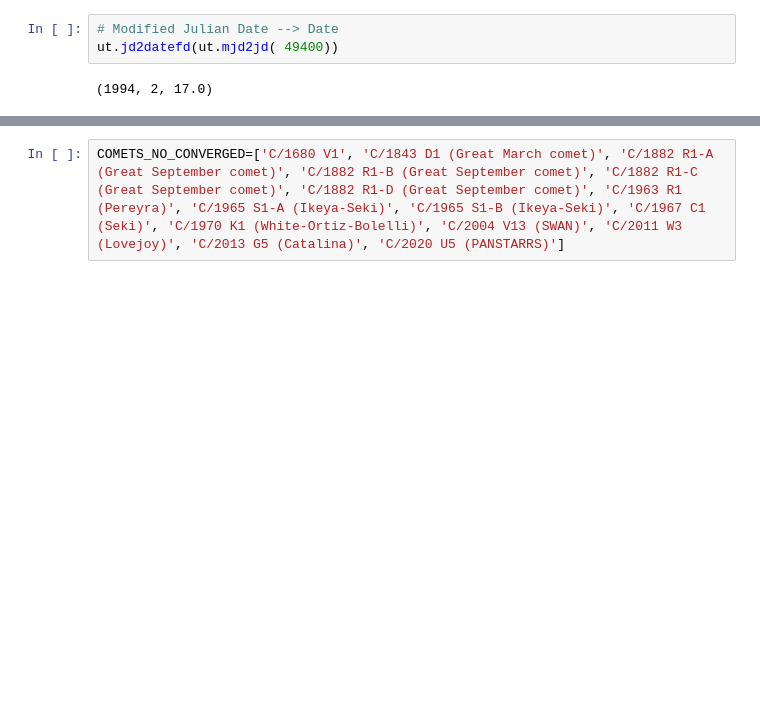
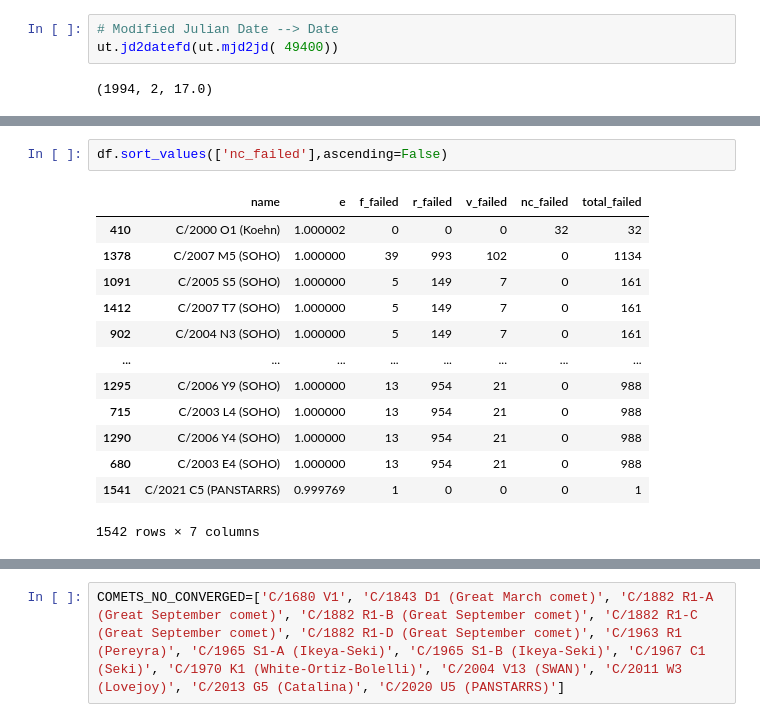
Before and after one commit to benitocm/my-orbits, a Jupyter notebook: notebooks/Testing.ipynb, the cells around one changed output, grey strips where cells are left out. Saved outputs shown, nothing was run; the diff lists cells and outputs as text; blank space fills up the shorter version.

```diff
--- a/notebooks/Testing.ipynb
+++ b/notebooks/Testing.ipynb
@@ -18,0 +73,16 @@ ut.jd2datefd(ut.mjd2jd( 49400))
+# %%
+df.sort_values(['nc_failed'],ascending=False)
+# %% [output]
+|  | name | e | f_failed | r_failed | v_failed | nc_failed | total_failed |
+| 410 | C/2000 O1 (Koehn) | 1.000002 | 0 | 0 | 0 | 32 | 32 |
+| 1378 | C/2007 M5 (SOHO) | 1.000000 | 39 | 993 | 102 | 0 | 1134 |
+| 1091 | C/2005 S5 (SOHO) | 1.000000 | 5 | 149 | 7 | 0 | 161 |
+| 1412 | C/2007 T7 (SOHO) | 1.000000 | 5 | 149 | 7 | 0 | 161 |
+| 902 | C/2004 N3 (SOHO) | 1.000000 | 5 | 149 | 7 | 0 | 161 |
+| ... | ... | ... | ... | ... | ... | ... | ... |
+| 1295 | C/2006 Y9 (SOHO) | 1.000000 | 13 | 954 | 21 | 0 | 988 |
+| 715 | C/2003 L4 (SOHO) | 1.000000 | 13 | 954 | 21 | 0 | 988 |
+| 1290 | C/2006 Y4 (SOHO) | 1.000000 | 13 | 954 | 21 | 0 | 988 |
+| 680 | C/2003 E4 (SOHO) | 1.000000 | 13 | 954 | 21 | 0 | 988 |
+| 1541 | C/2021 C5 (PANSTARRS) | 0.999769 | 1 | 0 | 0 | 0 | 1 |
+1542 rows × 7 columns
```
Also changed, not shown: parts of 8 cells of this notebook, 17 other files.
